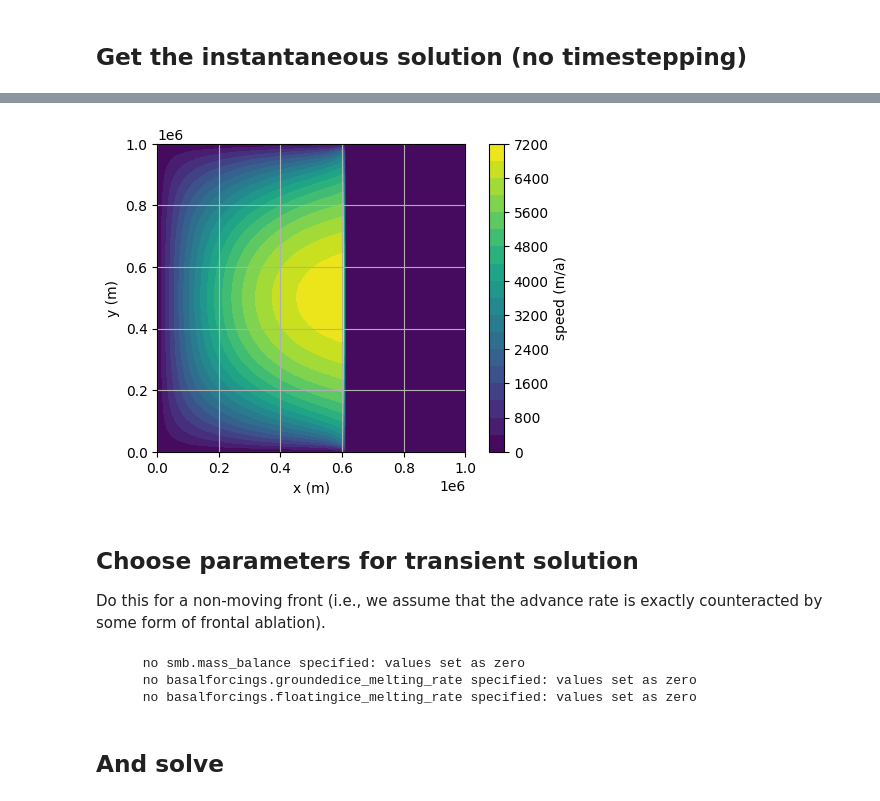
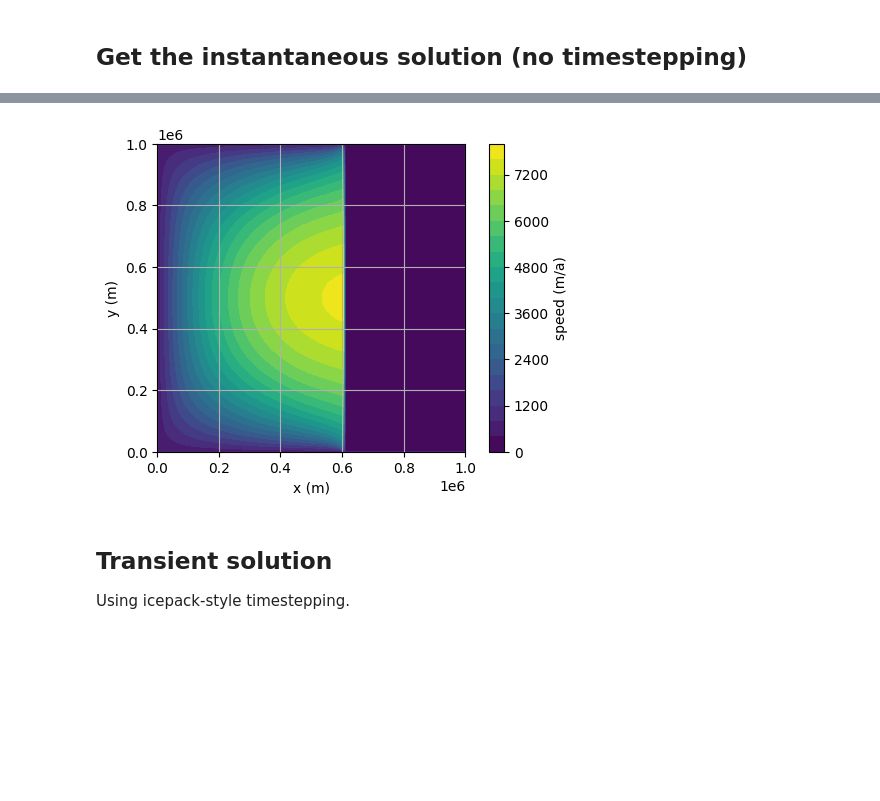
Before and after one commit to chrismiele/glimmer, a Jupyter notebook: issm/square_ice_shelf_moving_front.ipynb, the cells around one changed output, grey strips where cells are left out. Saved outputs shown, nothing was run; the diff lists cells and outputs as text; code cells hidden in the pictures; blank space fills up the shorter version.

```diff
--- a/issm/square_ice_shelf_moving_front.ipynb
+++ b/issm/square_ice_shelf_moving_front.ipynb
@@ -122,22 +98,9 @@ H = H_max + (H_min - H_max)*(x - x_min)/(x_t - x_min)
 H[md.mask.ice_levelset > 0] = 0
 s = (1 - ϱ)*H
 b = s - H
-md.geometry.thickness = H
-md.geometry.base = b
-md.geometry.surface = s
 
-######################
-### basal friction ###
-######################
+####################################
+### velocity boundary conditions ###
+####################################
 
-num_e = md.mesh.numberofelements
-md.friction.coefficient = np.zeros(num_e) #these don't really matter
-md.friction.p = np.ones(num_e) #since all our ice is floating
-md.friction.q = np.ones(num_e) #but they still need to be initialized
-
-################
-### rheology ###
-################
-
-temp_C = -20
-md.materials.rheology_B = cuffey((273 + temp_C)*np.ones_like(x))
+u = (500, 0)
@@ -148,10 +106,0 @@
-# %%
-md.stressbalance.spcvx = np.nan*np.ones_like(x) #initialize single-point constraints (SPCs) on vx and vy
-md.stressbalance.spcvy = np.nan*np.ones_like(x) #wherever these remain nans, the model assumes an ice front
-
-md.stressbalance.spcvx[Γ_inflow] = 0.
-md.stressbalance.spcvx[Γ_sidewalls & (x < x_t)]= 0.
-md.stressbalance.spcvy[Γ_sidewalls & (x < x_t)] = 0.
-md.stressbalance.spcvy[Γ_inflow] = 0.
-
-# plotmodel(md, 'data', 'BC') #plot the boundary conditions
@@ -162,9 +107,5 @@ A few extra things we need to set before the model will run... mostly unclear wh
-# %%
-md.stressbalance.referential = np.nan*np.ones((len(x), 6))
-md.stressbalance.loadingforce = np.zeros((len(x), 3))
-md.miscellaneous.name = 'name'
 # %% [markdown]
 ## Get the instantaneous solution (no timestepping)
 # %%
-md = solve(md, 'StressBalance')
-# plotmodel(md, 'data', md.results.StressbalanceSolution.Vel)
+u = diagnostic_solve(md, thickness = H, surface = s, temperature = 253.15, friction = 0, velocity = u,
+                      dirichlet_x = Γ_inflow | Γ_sidewalls, dirichlet_y = Γ_inflow | Γ_sidewalls)
@@ -192,43 +112,20 @@ loading results from cluster
 # %%
 elts = md.mesh.elements - 1
-speed_steady = md.results.StressbalanceSolution.Vel.flatten()
+speed_steady = np.hypot(u[0], u[1])
 
 plt.figure(figsize = (6, 4))
 plt.tricontourf(x, y, elts, speed_steady, levels = 20)
 plt.colorbar(label = 'speed (m/a)')
 plt.xlabel('x (m)')
 plt.ylabel('y (m)')
 plt.gca().set_aspect('equal')
 plt.grid()
 plt.show()
 # %% [output]
-[figure, old version]
+[figure, new version]
 # %% [markdown]
-## Choose parameters for transient solution
+## Transient solution
 
-Do this for a non-moving front (i.e., we assume that the advance rate is exactly counteracted by some form of frontal ablation).
+Using icepack-style timestepping.
-# %%
-md.timestepping.time_step = 1
-md.timestepping.final_time = 1
-# md.settings.output_frequency = 10
-
-md.transient.isstressbalance = 1 #solve the stress balance: yes
-md.transient.ismasstransport = 1 #solve mass transport: yes
-md.transient.isthermal = 0 #don't bother with heat transport
-
-md.smb.initialize(md) #initialize an empty SMB field
-md.basalforcings.initialize(md) #something something basal forcing?
-
-md.masstransport.spcthickness = np.nan*np.ones_like(x) #initialize thickness boundary conditions as nans
-# md.masstransport.spcthickness[Γ_inflow] = H_max #set this so that the thickness inflow condition preserves the upstream thickness
-
-md.initialization.vx = md.results.StressbalanceSolution.Vx.copy() #borrow initialization velocities from the instantaneous solution
-md.initialization.vy = md.results.StressbalanceSolution.Vy.copy()
-# %% [output]
-      no smb.mass_balance specified: values set as zero
-      no basalforcings.groundedice_melting_rate specified: values set as zero
-      no basalforcings.floatingice_melting_rate specified: values set as zero
-# %% [markdown]
-## And solve
 # %%
 model_time = 50
```
Also changed, not shown: parts of 8 cells of this notebook.
